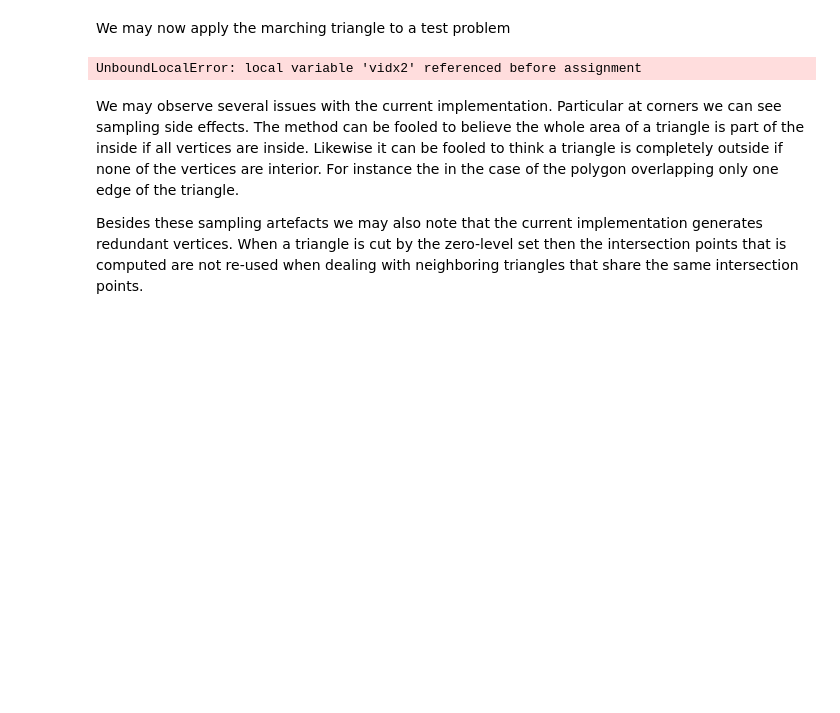
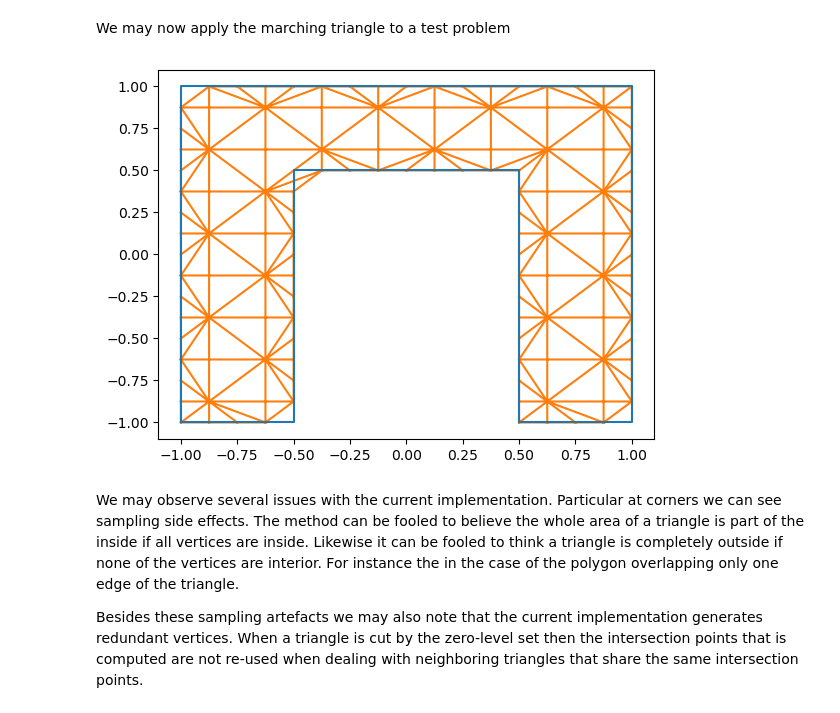
Before and after one commit to XaveryXavier/sim, a Jupyter notebook: w3/week3.ipynb, the cells around one changed output. Cells and saved outputs as stored; diff of their text form; code cells hidden in the pictures; blank space fills up the shorter version.

Commit message:
First time marching_triangles works somehow, although not perfect

```diff
--- a/w3/week3.ipynb
+++ b/w3/week3.ipynb
@@ -650,23 +668,23 @@ We may now apply the marching triangle to a test problem
 # %%
 poly = np.zeros((9,2),dtype=np.float64)
 poly[0,:] = vec2(-1,-1)
 poly[1,:] = vec2(-0.5,-1)
 poly[2,:] = vec2(-0.5,0.5)
 poly[3,:] = vec2(0.5,0.5)
 poly[4,:] = vec2(0.5,-1)
 poly[5,:] = vec2( 1,-1)
 poly[6,:] = vec2( 1, 1)
 poly[7,:] = vec2(-1, 1)
 poly[8,:] = vec2(-1,-1)
 
-v_triang, f_triang = marching_triangles(poly, 20, 20)
+v, f = marching_triangles(poly, 10, 10)
 
 fig = plt.figure()
 plt.plot(poly[:,0],poly[:,1])
-plt.triplot(v_triang[:,0], v_triang[:,1], f_triang)
+plt.triplot(v[:,0], v[:,1], f)
 plt.show()
 # %% [output]
-UnboundLocalError: local variable 'vidx2' referenced before assignment
+[figure, added]
 # %% [markdown]
 We may observe several issues with the current implementation. Particular at corners we can see sampling side effects. The method can be fooled to believe the whole area of a triangle is part of the inside if all vertices are inside. Likewise it can be fooled to think a triangle is completely outside if none of the vertices are interior. For instance the in the case of the polygon overlapping only one edge of the triangle.
 
```
Also changed, not shown: parts of 1 cell of this notebook.
